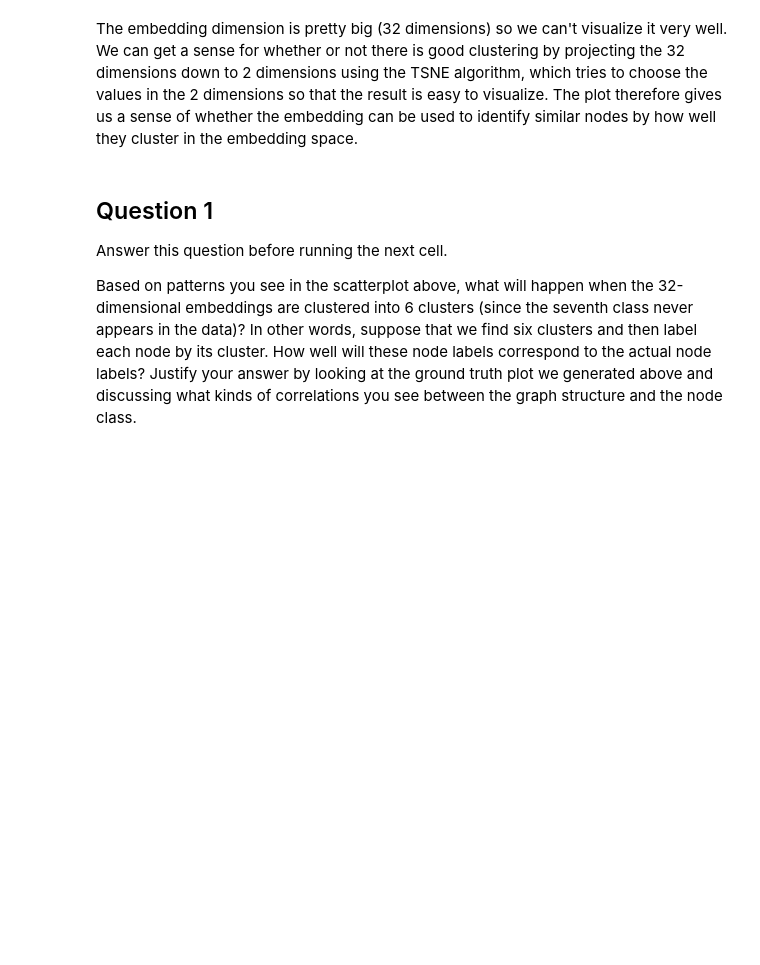
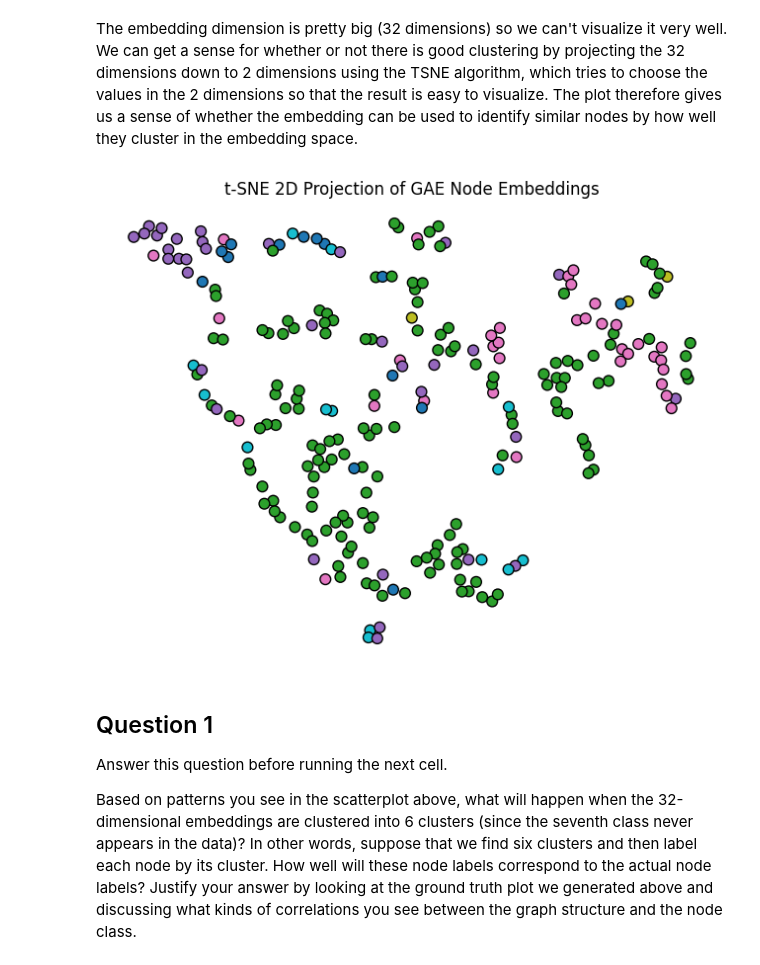
Before and after one commit to prestonraab/cs-575, a Jupyter notebook: notebooks/homework/comparing_GNNs_homework.ipynb, the cells around one changed output. Saved outputs shown, nothing was run; the diff lists cells and outputs as text; code cells hidden in the pictures; blank space fills up the shorter version.

```diff
--- a/notebooks/homework/comparing_GNNs_homework.ipynb
+++ b/notebooks/homework/comparing_GNNs_homework.ipynb
@@ -47,9 +48,9 @@ import pandas as pd
 # %% [markdown]
 **Drawing Utilities:** Functions that we'll use to show results. We'll look at networks with labeled nodes so we'll need utilities for plotting networks with labeled nodes and with colored nodes. It will also be helpful to inspect clusters of the embeddings using a scatterplot.
 # %%
-def plot_scatter(embeddings, labels, title="t-SNE of Node Embeddings", cmap=plt.cm.tab10):
+def plot_scatter(embeddings, labels, title="t-SNE of Node Embeddings", cmap=plt.cm.tab10, perplexity=1.0):
     """Plot a 2D t-SNE scatterplot of node embeddings colored by labels."""
-    z = TSNE(n_components=2, perplexity=5, random_state=42).fit_transform(embeddings)
+    z = TSNE(n_components=2, perplexity=perplexity, random_state=42).fit_transform(embeddings)
     plt.figure(figsize=(8, 6))
     _ = plt.scatter(z[:, 0], z[:, 1], c=labels, cmap=cmap, s=60, edgecolors='k')
     plt.title(title)
@@ -409,12 +432,14 @@ The embedding dimension is pretty big (32 dimensions) so we can't visualize it v
 # %%
 # Put the mode in evaluation (instead of training) mode
 model.eval()
 
 # Tell PyTorch to not track gradients and then infer the embedding
 with torch.no_grad():
     node_embeddings_GAE = model.encode(data_onehot.x, data_onehot.edge_index)  # shape: [num_nodes, embedding_dim]
 
-plot_scatter(node_embeddings_GAE, data_onehot.y.cpu(), title="t-SNE 2D Projection of GAE Node Embeddings")
+plot_scatter(node_embeddings_GAE, data_onehot.y.cpu(), title="t-SNE 2D Projection of GAE Node Embeddings", perplexity=10)
+# %% [output]
+[figure, added]
 # %% [markdown]
 ## Question 1
 
```
Also changed, not shown: parts of 27 cells of this notebook.
